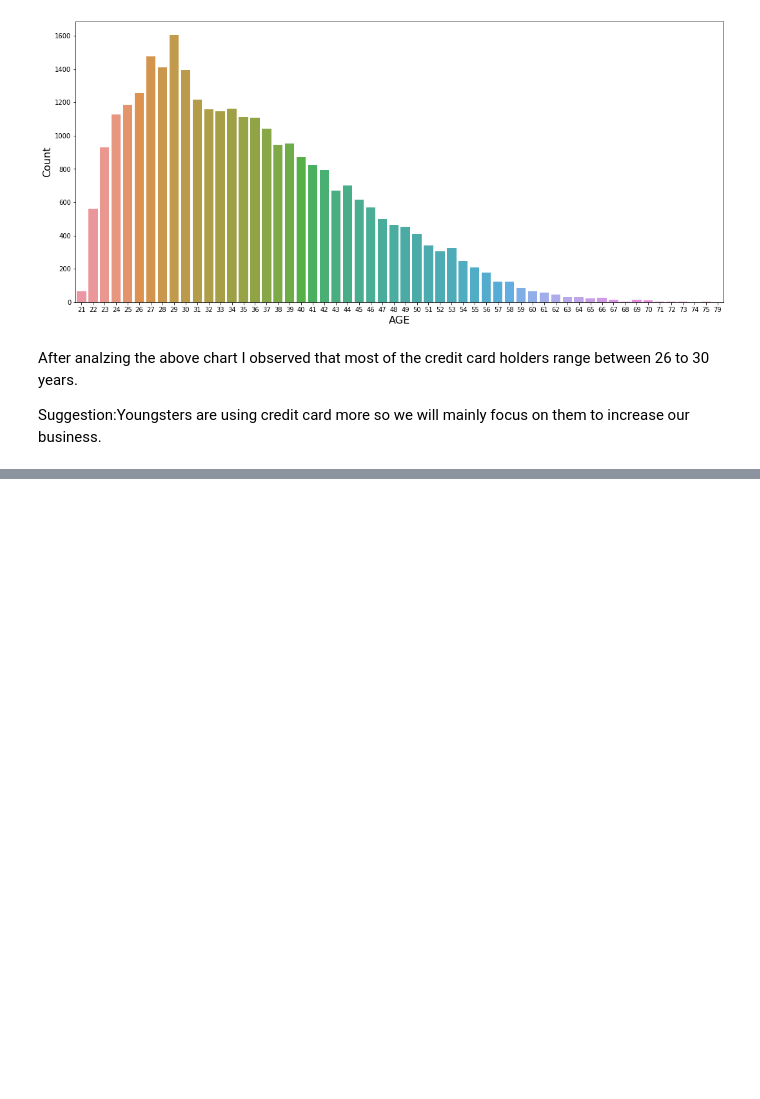
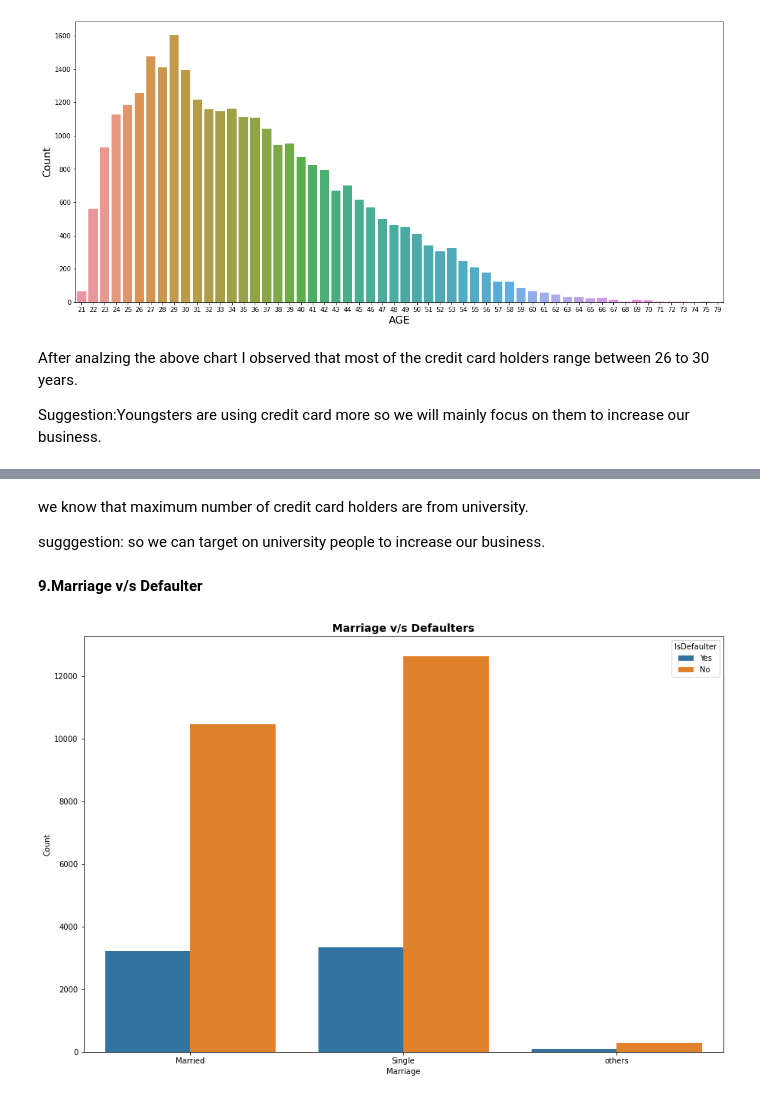
Before and after one commit to m123m12/credit-card-default-prediction, a Jupyter notebook: credit_card_default_prediction.ipynb, the cells around one changed output, grey strips where cells are left out. Saved outputs shown, nothing was run; the diff lists cells and outputs as text; code cells hidden in the pictures; blank space fills up the shorter version.

```diff
--- a/credit_card_default_prediction.ipynb
+++ b/credit_card_default_prediction.ipynb
@@ -345,0 +393,17 @@ Suggestion:Youngsters are using credit card more so we will mainly focus on them
+# %% [markdown]
+we know that maximum number of credit card holders are from university.
+
+sugggestion:
+ so we can  target on university people to increase our business.
+# %% [markdown]
+**9.Marriage v/s Defaulter**
+# %%
+#visualizing marriage v/s Defaulter
+plt.figure(figsize = (15,10))
+sns.countplot(x = 'MARRIAGE',hue = 'IsDefaulter',data = card_data)
+plt.title('Marriage v/s Defaulters', fontsize = 14, fontweight = 'bold')
+plt.xlabel('Marriage',fontsize = 10)
+plt.ylabel('Count',fontsize=10)
+plt.show()
+# %% [output]
+[figure, added]
```
Also changed, not shown: parts of 13 cells of this notebook.
